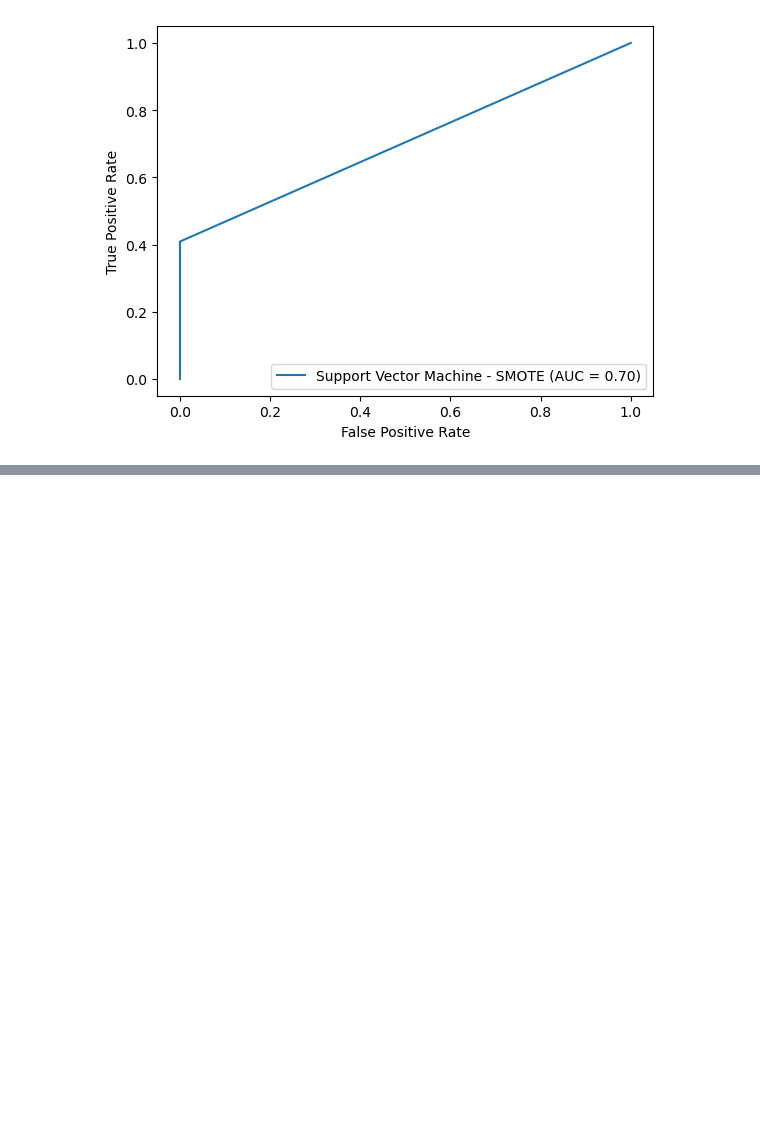
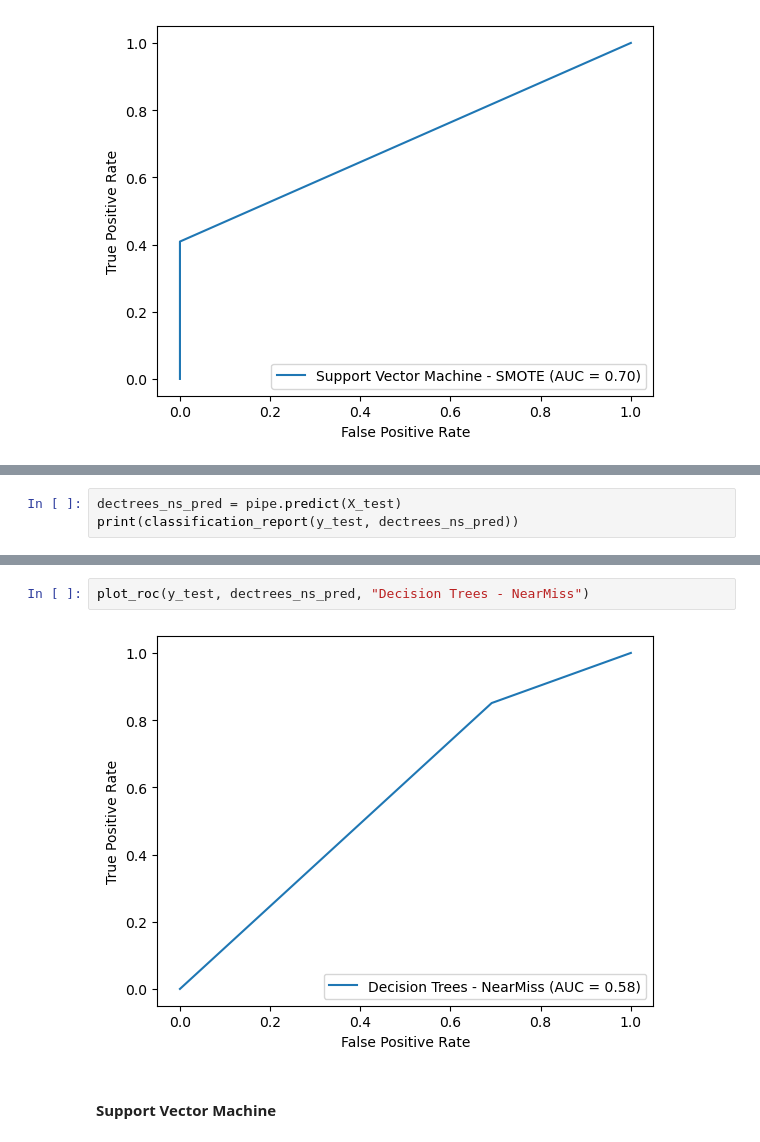
Before and after one commit to kiriakospapa/Text-Mining-Project, a Jupyter notebook: code.ipynb, the cells around one changed output, grey strips where cells are left out. Drawn from its saved outputs; the diff is of its cells as text; blank space fills up the shorter version.

```diff
--- a/code.ipynb
+++ b/code.ipynb
@@ -471,0 +550,3 @@ plot_roc(y_test, svm_smote_pred, "Support Vector Machine - SMOTE")
+# %%
+dectrees_ns_pred = pipe.predict(X_test)
+print(classification_report(y_test, dectrees_ns_pred))
@@ -471,0 +562,6 @@ plot_roc(y_test, svm_smote_pred, "Support Vector Machine - SMOTE")
+# %%
+plot_roc(y_test, dectrees_ns_pred, "Decision Trees - NearMiss")
+# %% [output]
+[figure, added]
+# %% [markdown]
+#### Support Vector Machine
```
Also changed, not shown: parts of 18 cells of this notebook.
